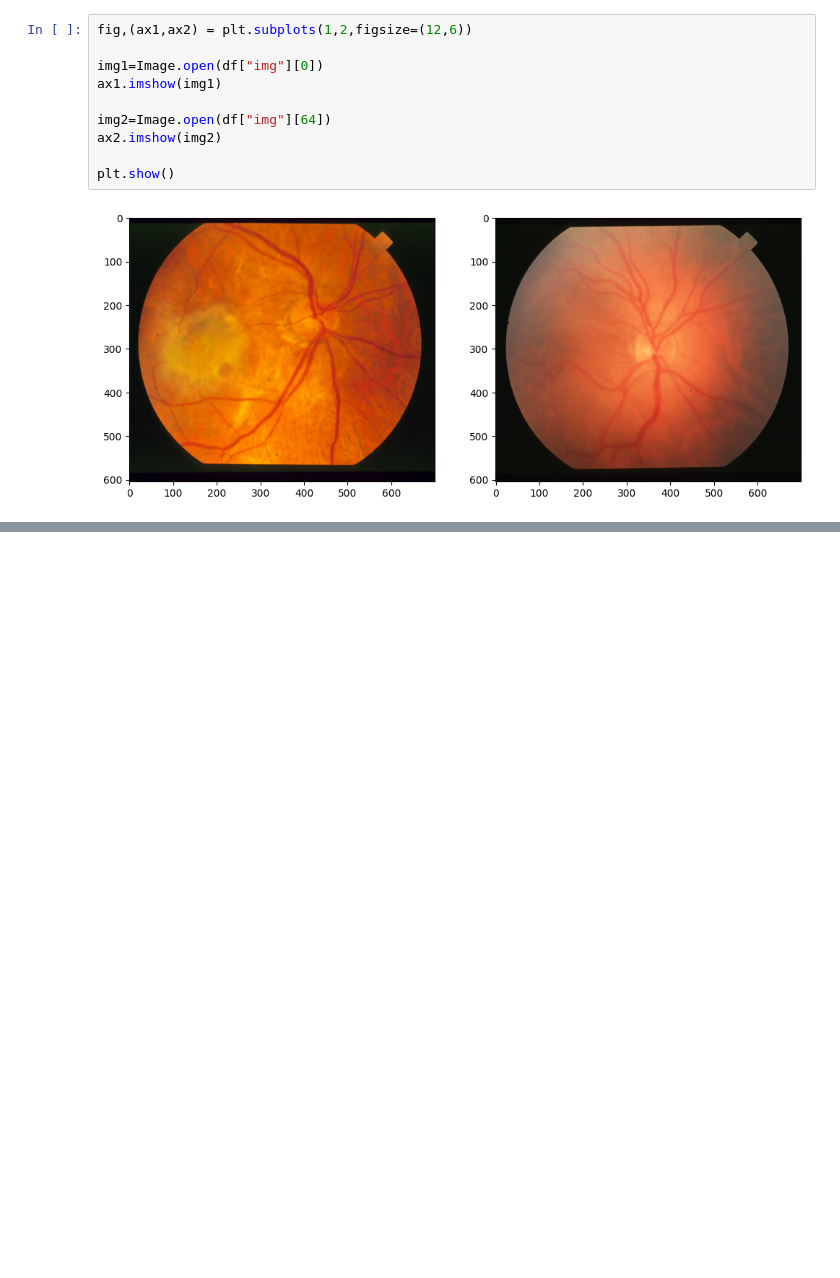
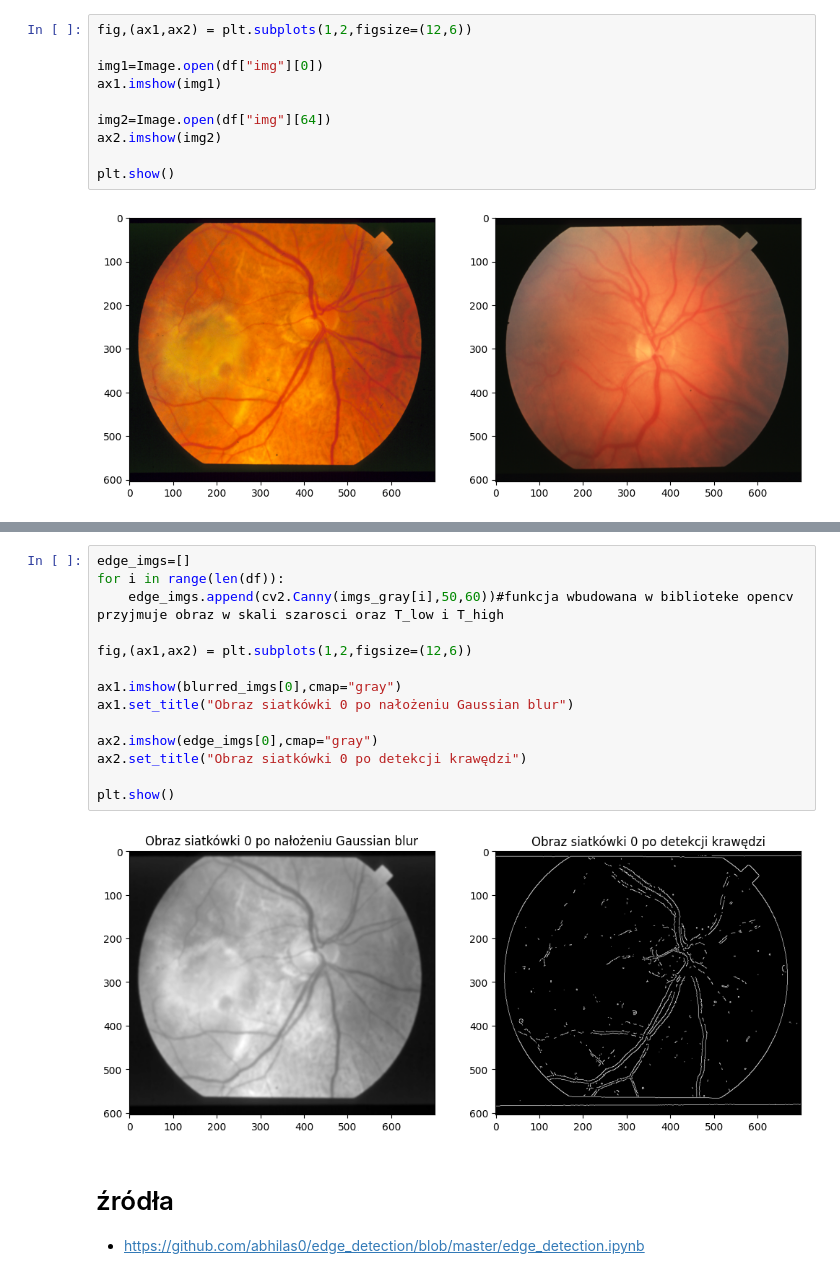
Before and after one commit to janekandrz/sp_final, a Jupyter notebook: spfinal.ipynb, the cells around one changed output, grey strips where cells are left out. Cells and saved outputs as stored; diff of their text form; blank space fills up the shorter version.

```diff
--- a/spfinal.ipynb
+++ b/spfinal.ipynb
@@ -96,0 +215,20 @@ plt.show()
+# %%
+edge_imgs=[]
+for i in range(len(df)):
+    edge_imgs.append(cv2.Canny(imgs_gray[i],50,60))#funkcja wbudowana w biblioteke opencv przyjmuje obraz w skali szarosci oraz T_low i T_high
+
+fig,(ax1,ax2) = plt.subplots(1,2,figsize=(12,6))
+
+ax1.imshow(blurred_imgs[0],cmap="gray")
+ax1.set_title("Obraz siatkówki 0 po nałożeniu Gaussian blur")
+
+ax2.imshow(edge_imgs[0],cmap="gray")
+ax2.set_title("Obraz siatkówki 0 po detekcji krawędzi")
+
+plt.show()
+# %% [output]
+[figure, added]
+# %% [markdown]
+# źródła
+
+- https://github.com/abhilas0/edge_detection/blob/master/edge_detection.ipynb
```
Also changed, not shown: parts of 9 cells of this notebook, 1 other file.
